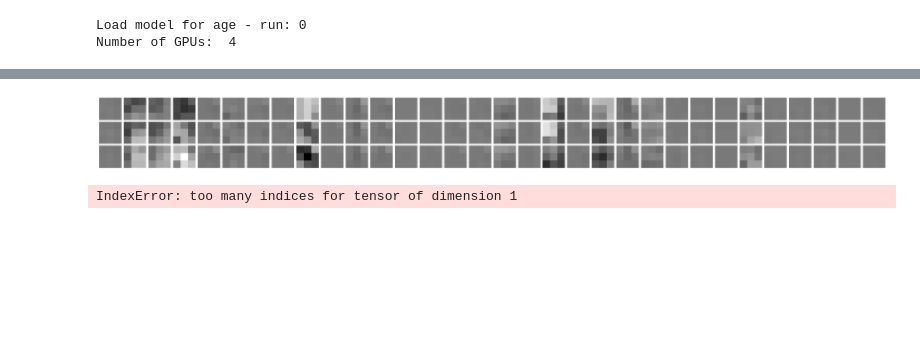
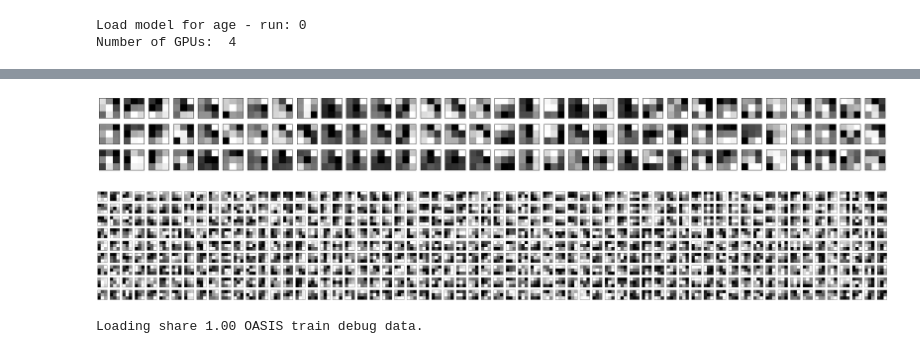
Before and after one commit to PeterHolderrieth/TransferLearning_Neuroimaging, a Jupyter notebook: visualize_filters.ipynb, the cells around one changed output, grey strips where cells are left out. Cells and saved outputs as stored; diff of their text form; code cells hidden in the pictures; blank space fills up the shorter version.

```diff
--- a/visualize_filters.ipynb
+++ b/visualize_filters.ipynb
@@ -7,6 +7,27 @@ from sfcn.sfcn_load import give_pretrained_sfcn
 from data.oasis.load_oasis3 import give_oasis_data
 import matplotlib.pyplot as plt
 from matplotlib.colors import Normalize
+# %%
+def plot_3d_kernels(kernels):
+
+    n_in_channels=kernels.shape[0]
+    n_out_channels=kernels.shape[1]
+    n_slices=kernels.shape[2]
+
+    nm_kernel=Normalize(vmin=kernels.min(), vmax=kernels.max(), clip=False)
+
+    fig,ax=plt.subplots(nrows=n_slices*n_out_channels,ncols=n_in_channels,figsize=(n_in_channels,n_slices*n_out_channels),squeeze=False)
+
+    for out_ in range(n_out_channels):
+        for in_ in range(n_in_channels):
+            for j in range(n_slices):
+                ax[j+n_slices*out_,in_].tick_params(axis='x',bottom = False, top = False)
+                ax[j+n_slices*out_,in_].tick_params(axis='y',left= False, right = False)
+                ax[j+n_slices*out_,in_].imshow(kernels[in_,out_,j],'gray')#,norm=nm_kernel)
+                ax[j+n_slices*out_,in_].set_xticklabels([])
+                ax[j+n_slices*out_,in_].set_yticklabels([])
+
+    plt.subplots_adjust(wspace=0., hspace=0.3)
 # %%
 model=give_pretrained_sfcn("0", "age")
 device = torch.device("cuda:0" if torch.cuda.is_available() else "cpu")
@@ -52,39 +39,11 @@ plt.subplots_adjust(wspace=0.1, hspace=0)
-# %%
-conv_layer_1=model.module.feature_extractor[0][0]
-kernels=conv_layer_1.weight.data.squeeze().cpu().detach()
-n_channels=kernels.shape[0]
-fig,ax=plt.subplots(nrows=3,ncols=n_channels,figsize=(n_channels,3))
-for i in range(n_channels):
-    for j in range(3):
-        ax[j][i].imshow(kernels[i][j],'gray',norm=nm_kernel)
-        ax[j][i].axis('off')
-
-plt.subplots_adjust(wspace=0.1, hspace=0)
-# %% [output]
-[figure, removed]
-# %%
-def plot_3d_kernels(kernels):
-
-    n_in_channels=kernels.shape[0]
-    n_out_channels=kernels.shape[1]
-
-    nm_kernel=Normalize(vmin=kernels.min(), vmax=kernels.max(), clip=False)
-
-    fig,ax=plt.subplots(nrows=3*n_out_channels,ncols=n_in_channels,figsize=(n_in_channels,3*n_out_channels),squeeze=False)
-
-    for out_ in range(n_out_channels):
-        for in_ in range(n_in_channels):
-            for j in range(3):
-                ax[j+out_,in_].tick_params(axis='x',bottom = False, top = False)
-                ax[j+out_,in_].tick_params(axis='y',left= False, right = False)
-                ax[j+out_,in_].imshow(kernels[in_,out_,j],'gray')#,norm=nm_kernel)
-                ax[j+out_,in_].set_xticklabels([])
-                ax[j+out_,in_].set_yticklabels([])
-
-    plt.subplots_adjust(wspace=0., hspace=0.3)
+# %%
+kernels=model.module.feature_extractor[0][0].weight.data.cpu().detach()
+plot_3d_kernels(kernels)
+# %% [output]
+[figure, added]
 # %%
-kernels=model.module.feature_extractor[0][1].weight.data.cpu().detach()
-kernels=kernels[:,:10]
+kernels=model.module.feature_extractor[1][0].weight.data.cpu().detach()
+kernels=kernels[:,:3]
 plot_3d_kernels(kernels)
 # %% [output]
-IndexError: too many indices for tensor of dimension 1
+[figure, added]
@@ -90,0 +78,10 @@ IndexError: too many indices for tensor of dimension 1
+# %%
+_,train_loader=give_oasis_data('train', batch_size=1,
+                                        num_workers=4,
+                                        shuffle=True,
+                                        debug='debug',
+                                        preprocessing='min',
+                                        task='age',
+                                        share=1.)
+# %% [output]
+Loading share 1.00 OASIS train debug data.
```
Also changed, not shown: parts of 10 cells of this notebook, 3 other files.
